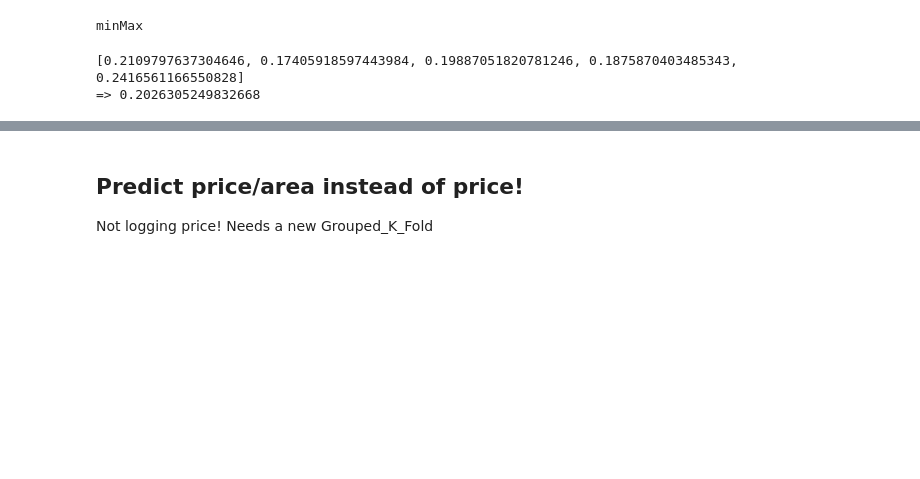
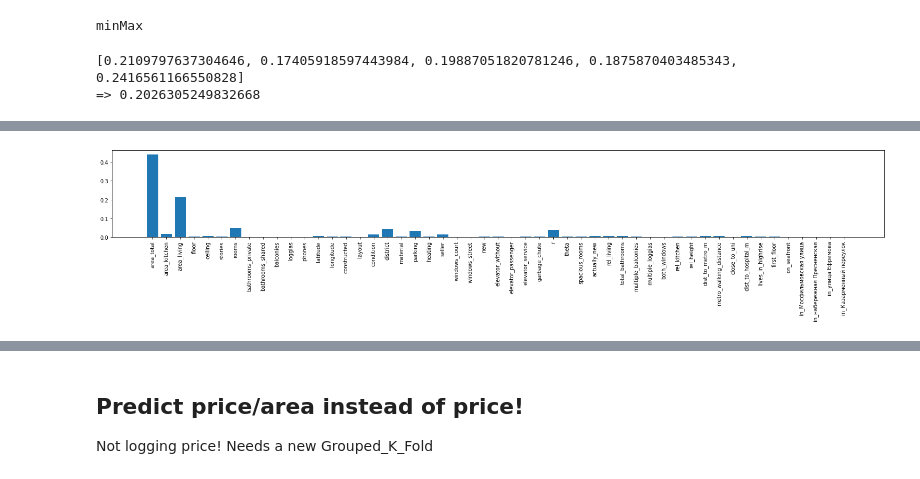
Before and after one commit to henrfj/TDT4173-ML, a Jupyter notebook: henrik-testsite/henrik_boosting.ipynb, the cells around one changed output, grey strips where cells are left out. Cells and saved outputs as stored; diff of their text form; code cells hidden in the pictures; blank space fills up the shorter version.

```diff
--- a/henrik-testsite/henrik_boosting.ipynb
+++ b/henrik-testsite/henrik_boosting.ipynb
@@ -940,0 +941,7 @@ SyntaxError: invalid syntax (Temp/ipykernel_18564/1182637003.py, line 1)
+# %%
+plt.figure(figsize=(26, 3))
+plt.bar(train_labels.drop(["building_id"], axis=1).columns.tolist(), best_model.feature_importances_)
+plt.xticks(rotation=90)
+plt.show()
+# %% [output]
+[figure, added]
```
Also changed, not shown: parts of 2 cells of this notebook, 2 other files.
